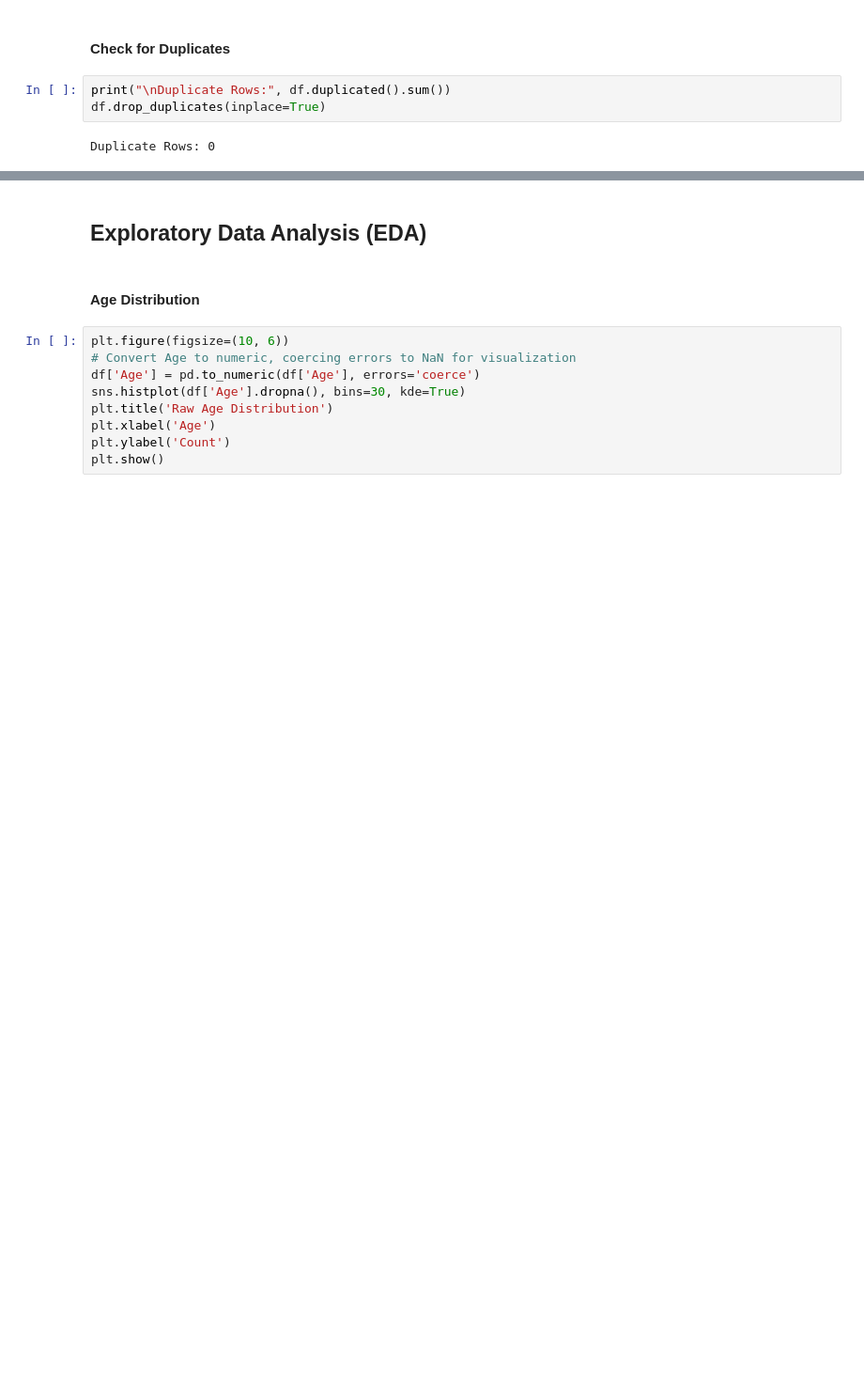
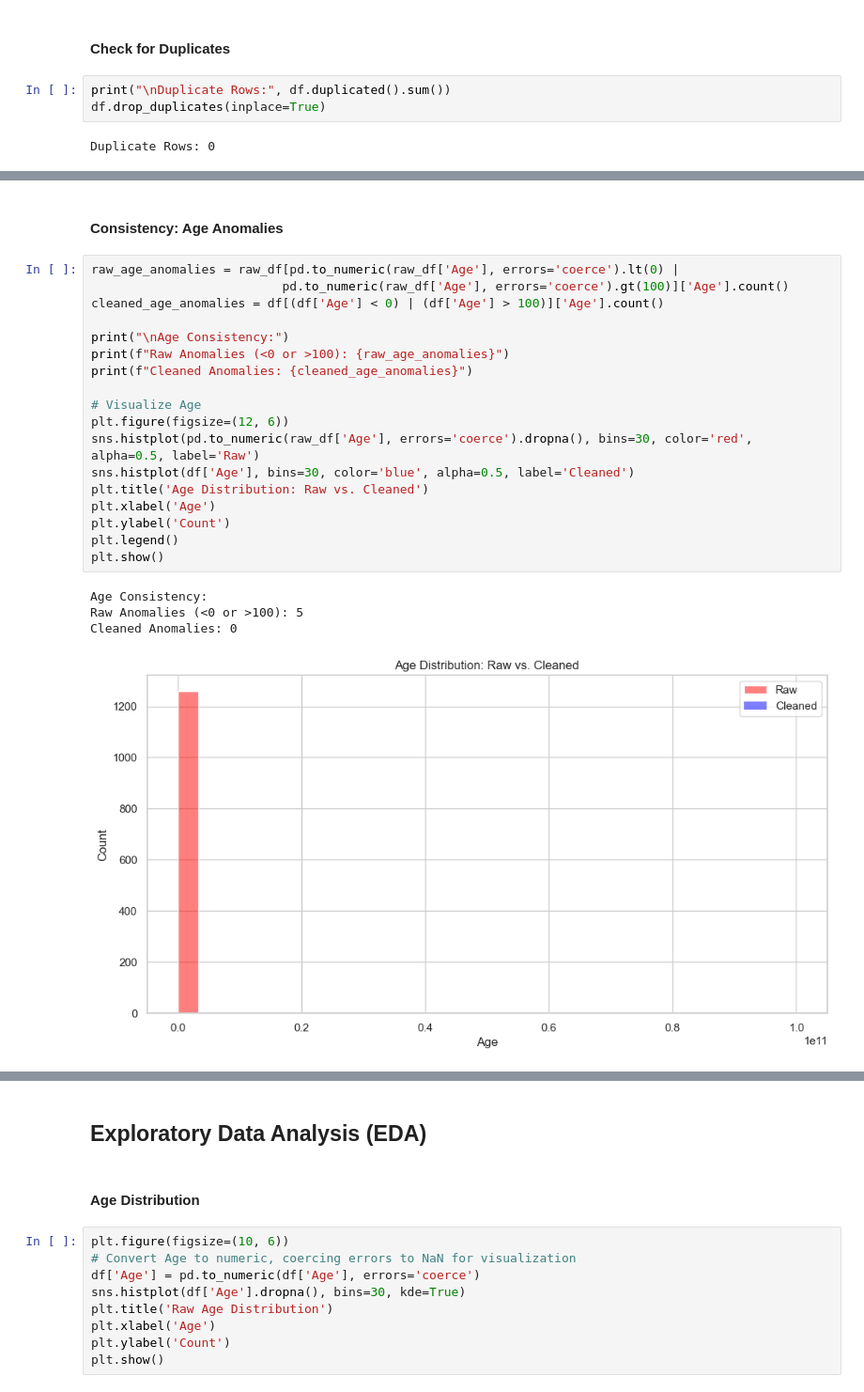
Before and after one commit to RahatBinOamr/mental-health-tech-survey, a Jupyter notebook: mental_helth.ipynb, the cells around one changed output, grey strips where cells are left out. Shown at 94% size. Drawn from its saved outputs; the diff is of its cells as text; blank space fills up the shorter version.

```diff
--- a/mental_helth.ipynb
+++ b/mental_helth.ipynb
@@ -352,0 +405,25 @@ Duplicate Rows: 0
+# %% [markdown]
+#### Consistency: Age Anomalies
+# %%
+raw_age_anomalies = raw_df[pd.to_numeric(raw_df['Age'], errors='coerce').lt(0) |
+                          pd.to_numeric(raw_df['Age'], errors='coerce').gt(100)]['Age'].count()
+cleaned_age_anomalies = df[(df['Age'] < 0) | (df['Age'] > 100)]['Age'].count()
+
+print("\nAge Consistency:")
+print(f"Raw Anomalies (<0 or >100): {raw_age_anomalies}")
+print(f"Cleaned Anomalies: {cleaned_age_anomalies}")
+
+# Visualize Age
+plt.figure(figsize=(12, 6))
+sns.histplot(pd.to_numeric(raw_df['Age'], errors='coerce').dropna(), bins=30, color='red', alpha=0.5, label='Raw')
+sns.histplot(df['Age'], bins=30, color='blue', alpha=0.5, label='Cleaned')
+plt.title('Age Distribution: Raw vs. Cleaned')
+plt.xlabel('Age')
+plt.ylabel('Count')
+plt.legend()
+plt.show()
+# %% [output]
+Age Consistency:
+Raw Anomalies (<0 or >100): 5
+Cleaned Anomalies: 0
+[figure, added]
```
Also changed, not shown: parts of 13 cells of this notebook.
